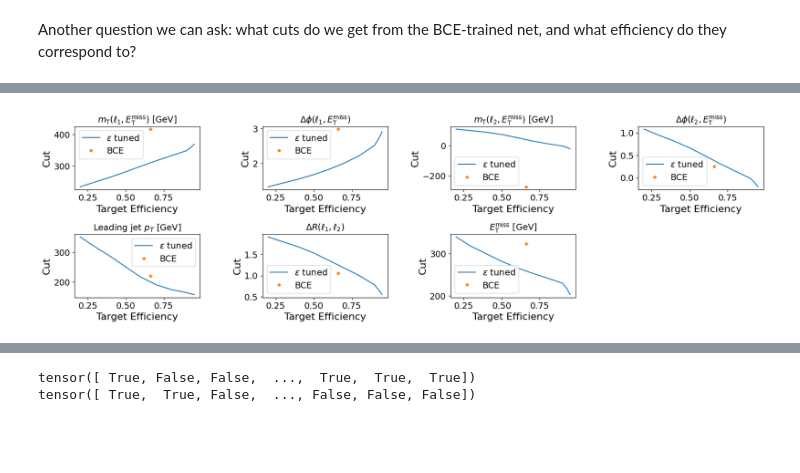
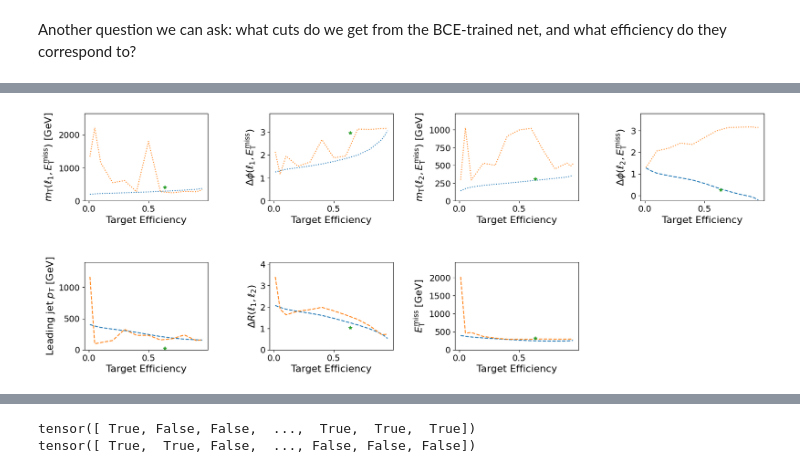
Before and after one commit to scipp-atlas/cabin-notebooks, a Jupyter notebook: LossComparisons-SUSY.ipynb, the cells around one changed output, grey strips where cells are left out. Saved outputs shown, nothing was run; the diff lists cells and outputs as text; code cells hidden in the pictures; blank space fills up the shorter version.

Commit message:
lots of plot/notebook updates during paper revisions

````diff
--- a/LossComparisons-SUSY.ipynb
+++ b/LossComparisons-SUSY.ipynb
@@ -159,7 +161,7 @@ or
                   gt, lt, gt, lt, gt]
 ```
 # %%
-targeteffics=[0.2,0.3,0.4,0.5,0.6,0.7,0.8,0.9,0.93,0.95]
+targeteffics=[0.01,0.05,0.1,0.2,0.3,0.4,0.5,0.6,0.7,0.8,0.9,0.93,0.95]
 
 # some hyperparameters
 learning_rate=0.5
@@ -310,4 +312,10 @@ plt.savefig("figures/scores_BCE_SUSY.pdf",bbox_inches='tight')
 # %%
+fpr, tpr, thresholds = roc_curve(y_test, y_pred_test.numpy())
+with open(f'ROCs/SUSY/otobce_fpr.pkl', 'wb') as f:
+    pickle.dump(fpr, f)
+with open(f'ROCs/SUSY/otobce_tpr.pkl', 'wb') as f:
+    pickle.dump(tpr, f)
+
 LCU.make_ROC_curve(y_test, y_pred_test)
 plt.savefig("figures/ROC_BCE_SUSY.pdf",bbox_inches='tight')
 # %% [output]
@@ -316,7 +324,8 @@ plt.savefig("figures/ROC_BCE_SUSY.pdf",bbox_inches='tight')
 fig = plt.figure(figsize=(20,5))
 fig.tight_layout()
 for n in range(len(targeteffics)):
-    ax=fig.add_subplot(2,5,1+n)
+    if targeteffics[n]<0.2: continue
+    ax=fig.add_subplot(2,5,1+n-3)
     plt.subplots_adjust(hspace=0.8,wspace=0.5)
     plt.yscale('log')
 
@@ -341,7 +350,8 @@ plt.savefig("figures/scores_efficscan_SUSY.pdf",bbox_inches='tight')
 fig = plt.figure(figsize=(20,5))
 fig.tight_layout()
 for n in range(len(targeteffics)):
-    ax=fig.add_subplot(2,5,1+n)
+    if targeteffics[n]<0.2: continue
+    ax=fig.add_subplot(2,5,1+n-3)
     plt.subplots_adjust(hspace=0.8,wspace=0.5)
 
     efficnet.nets[n].eval()
@@ -461,36 +471,85 @@ plt.savefig("figures/scaledcuts_efficscan_SUSY.pdf",bbox_inches='tight')
 # %%
 net=efficnet
 
-fig = plt.figure(figsize=(20,2.5*(int(m/plotsacross)+1)))
+fig = plt.figure(figsize=(20,3.5*(int(m/plotsacross)+1)))
 fig.tight_layout()
 targeteffics=net.effics
 m=net.features
+
+def readtmvacuts(cutsxml,targeteffics):
+    cuts = {}
+    with open(cutsxml) as f:
+        lines=f.read().replace('@','')
+        d=xmltodict.parse(lines,attr_prefix='')
+        efficbins=d["MethodSetup"]["Weights"]["Bin"]
+        nvars=int(d["MethodSetup"]["Variables"]["NVar"])
+        varnames=[d["MethodSetup"]["Variables"]["Variable"][i]["Title"] for i in range(nvars)]
+        for v in range(nvars):
+            cuts[varnames[v]] = {}
+        for effictarget in targeteffics:
+            eft = int(effictarget*100)
+            for i in range(nvars):
+                cuts[varnames[i]][eft] = [float(efficbins[eft-1]['Cuts'][f"cutMin_{i}"]),
+                                          float(efficbins[eft-1]['Cuts'][f"cutMax_{i}"])]
+
+    varnames=list(cuts.keys())
+
+    tmvacuts={}
+    tmvacutsign={}
+
+    for b in range(len(varnames)):
+        mincuts=[row[0] for row in cuts[varnames[b]].values()]
+        maxcuts=[row[1] for row in cuts[varnames[b]].values()]
+        if mincuts[0] > -1e20:
+            tmvacuts[b]=mincuts
+            tmvacutsign[b]=1
+        else:
+            tmvacuts[b]=maxcuts
+            tmvacutsign[b]=-1
+
+    return tmvacuts,tmvacutsign
+
+dataset="SUSY"
+alg="GA_Earl"
+tmvacuts,tmvacutsign=readtmvacuts(f"tmva/{dataset}/weights/TMVACuts_Cuts_{alg}.weights.xml",targeteffics)
 
 scaled_cuts=[len(targeteffics)*[0] for i in range(m)]
 scaled_cuts_BCE=BCEnet.get_cuts().detach().numpy()
 for n in range(len(targeteffics)):
     cuts=net.nets[n].get_cuts().detach().numpy()
     cuts=sc.inverse_transform(cuts.reshape(1, -1))[0]
     for f in range(m):
         cutval=cuts[f]
         scaled_cuts[f][n]=cutval
 
 scaled_cuts_BCE=sc.inverse_transform(scaled_cuts_BCE.reshape(1, -1))[0]
 
 for b in range(m):
     ax=fig.add_subplot(int(m/plotsacross)+1,plotsacross,1+b)
     plt.subplots_adjust(hspace=0.7,wspace=0.5)
-    ax.plot(targeteffics,scaled_cuts[b],label="$\\varepsilon$ tuned")
+
+    cabinstyle="dotted" if cuts_gt_lt[b]<0 else "dashed"
+    tmvastyle="dotted" if tmvacutsign[b]<0 else "dashed"
+
+    ax.plot(targeteffics,scaled_cuts[b],linestyle=cabinstyle,label="$\\varepsilon$ tuned")
+    ax.plot(targeteffics,tmvacuts[b],linestyle=tmvastyle,label="TMVA kCuts")
     ax.plot(effic_test,scaled_cuts_BCE[b],"*",label="BCE")
     ax.set_xlabel(f"Target Efficiency")
-    ax.set_ylabel("Cut")
-    ax.set_title(f"{getbranchlabel(branches[b])}")
-    #ax.set_ylim([-10,10])
-    plt.legend()
+    #ax.set_ylabel("Cut")
+    #ax.set_title(f"{getbranchlabel(branches[b])}")
+    ax.set_ylabel(f"{getbranchlabel(branches[b])}")
+
+
+    mins=[min(scaled_cuts[b]),min(tmvacuts[b]),scaled_cuts_BCE[b]]
+    maxs=[max(scaled_cuts[b]),max(tmvacuts[b]),scaled_cuts_BCE[b]]
+    ymin=1.2*min(0,min(mins))
+    ymax=1.2*max(0,max(maxs))
+    ax.set_ylim([ymin,ymax])
+    #plt.legend()
 
 plt.savefig("figures/cuts_efficscan_SUSY.pdf",bbox_inches='tight')
 # %% [output]
-[figure, old version]
+[figure, new version]
 # %%
 # Distributions after scaling for BCE-trained net:
 
````
Also changed, not shown: parts of 20 cells of this notebook, 4 other files.
